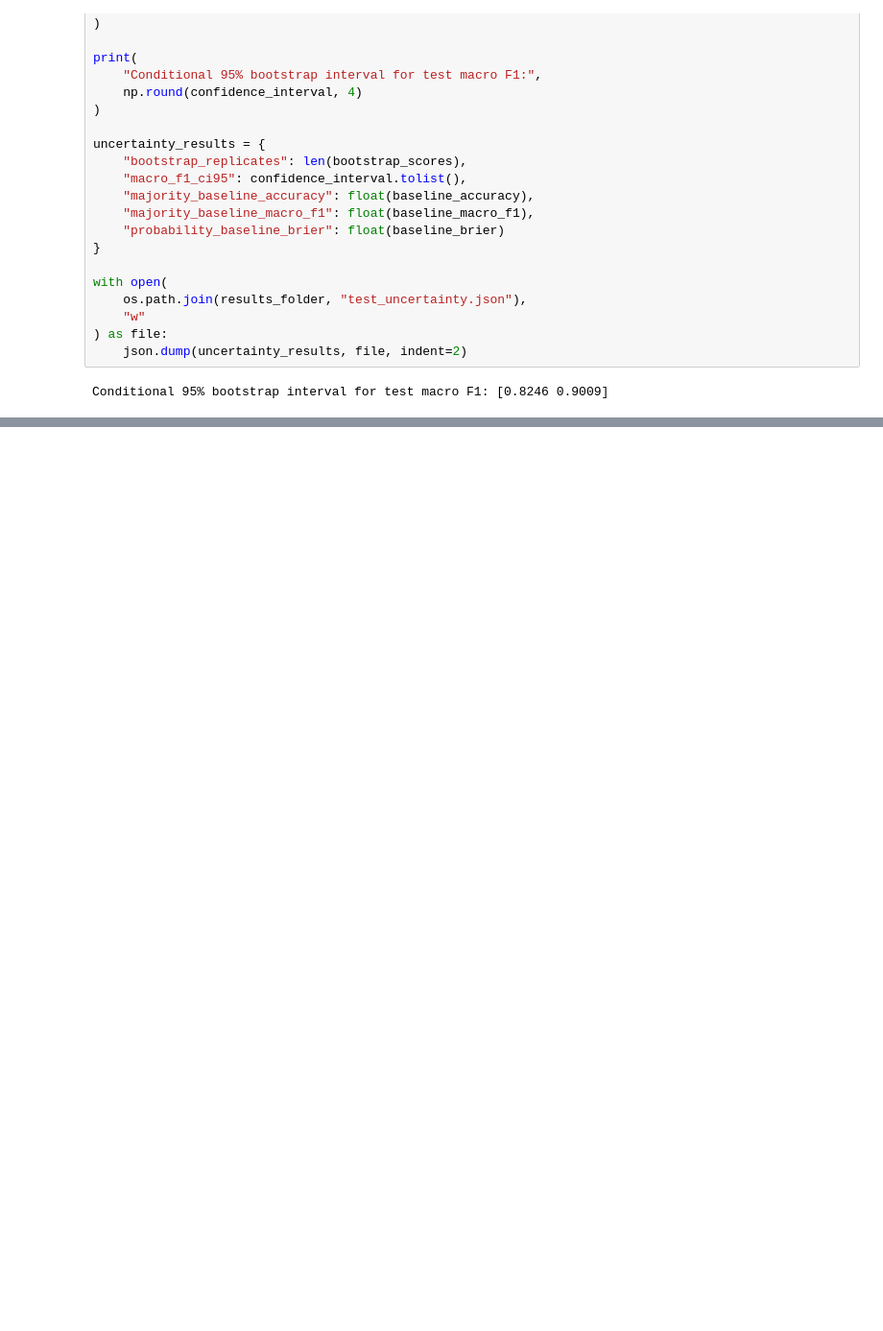
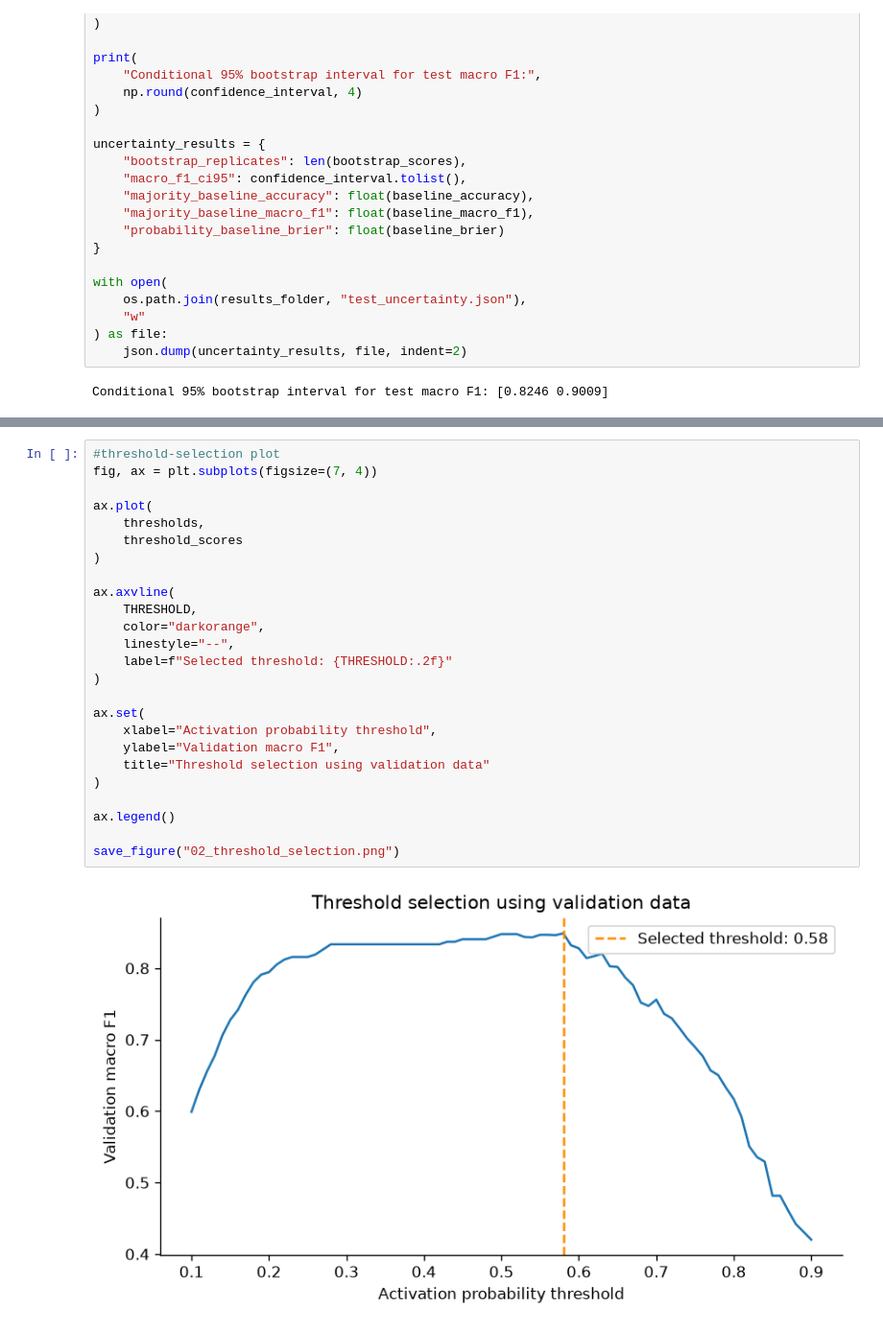
Before and after one commit to Kone-Makhadi-Stadio/Capstone_Project_KM, a Jupyter notebook: SS3_PartB.ipynb, the cells around one changed output, grey strips where cells are left out. Shown at 96% size. Saved outputs shown, nothing was run; the diff lists cells and outputs as text; blank space fills up the shorter version.

```diff
--- a/SS3_PartB.ipynb
+++ b/SS3_PartB.ipynb
@@ -1596,0 +1672,27 @@ Conditional 95% bootstrap interval for test macro F1: [0.8246 0.9009]
+# %%
+#threshold-selection plot
+fig, ax = plt.subplots(figsize=(7, 4))
+
+ax.plot(
+    thresholds,
+    threshold_scores
+)
+
+ax.axvline(
+    THRESHOLD,
+    color="darkorange",
+    linestyle="--",
+    label=f"Selected threshold: {THRESHOLD:.2f}"
+)
+
+ax.set(
+    xlabel="Activation probability threshold",
+    ylabel="Validation macro F1",
+    title="Threshold selection using validation data"
+)
+
+ax.legend()
+
+save_figure("02_threshold_selection.png")
+# %% [output]
+[figure, added]
```
Also changed, not shown: parts of 7 cells of this notebook, 9 other files.
